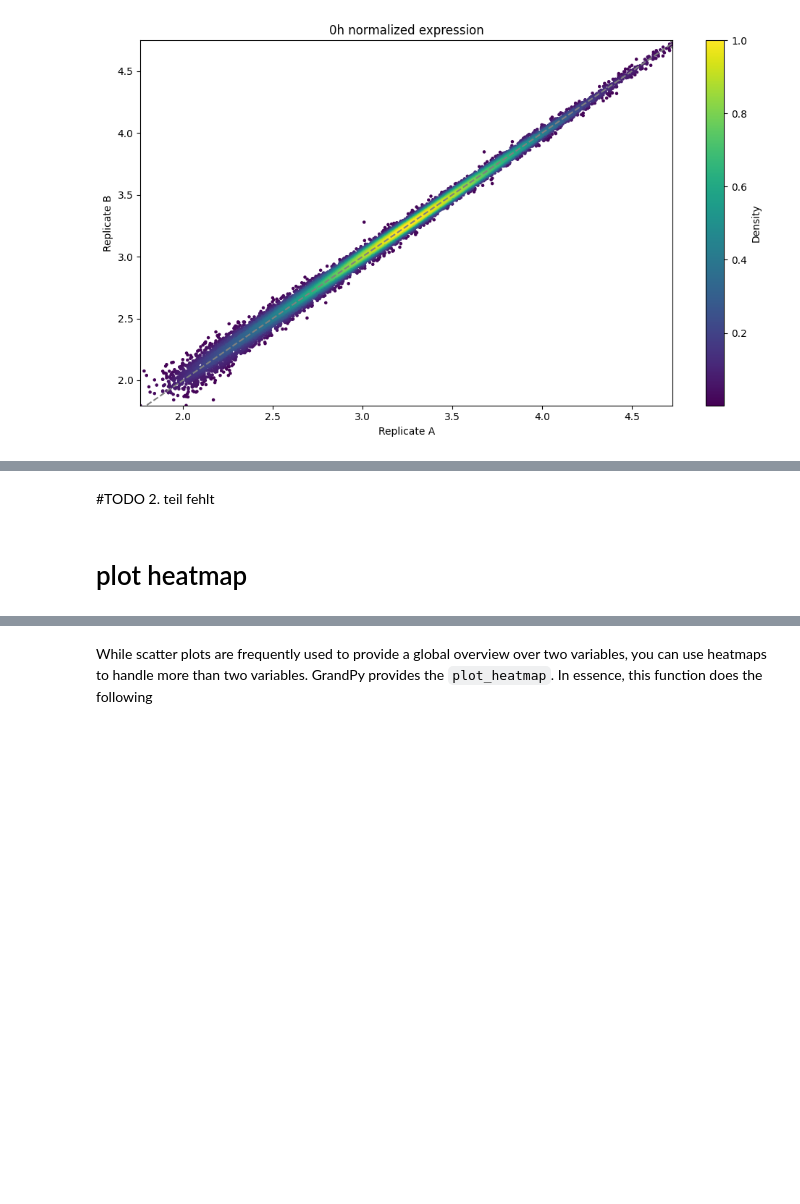
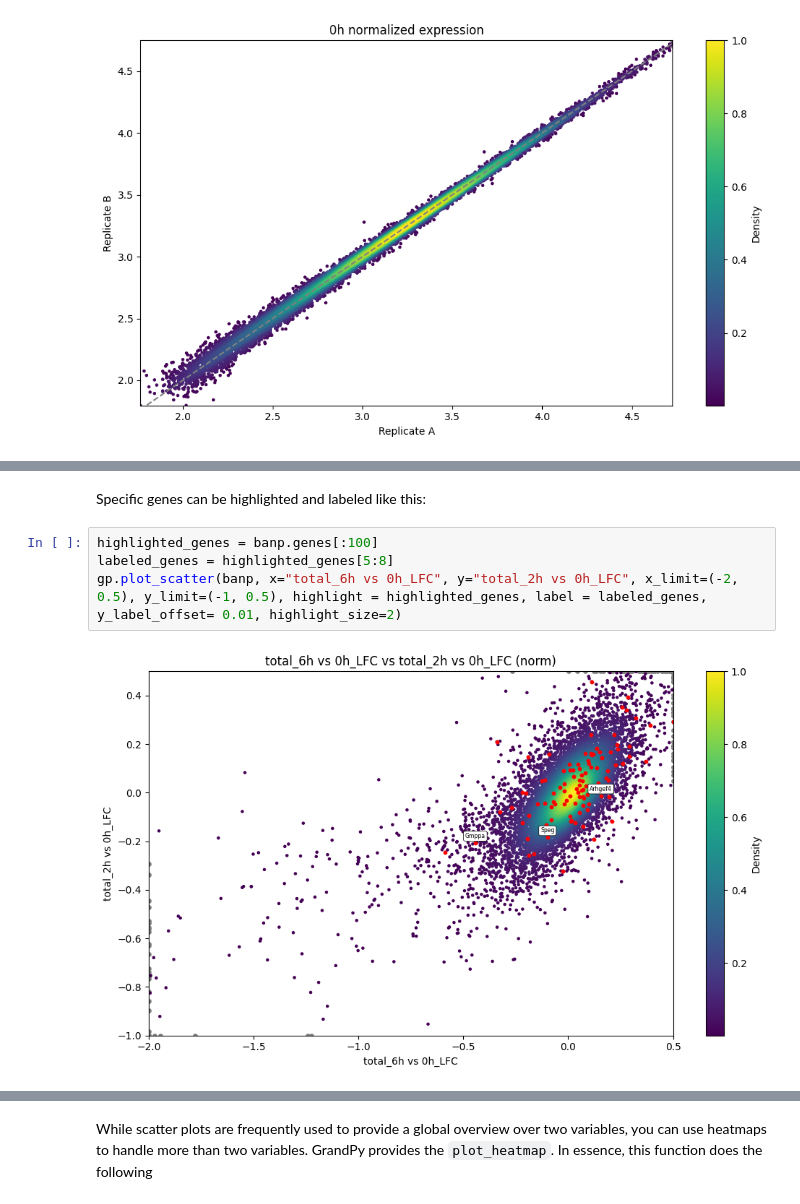
Before and after one commit to maus2310/GrandPy, a Jupyter notebook: docs/notebooks/notebook_05_plotting.ipynb, the cells around one changed output, grey strips where cells are left out. Drawn from its saved outputs; the diff is of its cells as text; blank space fills up the shorter version.

Commit message:
Fixed plot_scatter highlight/label parameter and finished notebook_05_plotting.ipynb

```diff
--- a/docs/notebooks/notebook_05_plotting.ipynb
+++ b/docs/notebooks/notebook_05_plotting.ipynb
@@ -187,7 +185,11 @@ plt.tight_layout()
 plt.show()
 # %% [output]
 [figure]
-# %% [markdown]
-#TODO 2. teil fehlt
-# %% [markdown]
-# plot heatmap
+# %% [markdown]
+Specific genes can be highlighted and labeled like this:
+# %%
+highlighted_genes = banp.genes[:100]
+labeled_genes = highlighted_genes[5:8]
+gp.plot_scatter(banp, x="total_6h vs 0h_LFC", y="total_2h vs 0h_LFC", x_limit=(-2, 0.5), y_limit=(-1, 0.5), highlight = highlighted_genes, label = labeled_genes, y_label_offset= 0.01, highlight_size=2)
+# %% [output]
+[figure, added]
```
Also changed, not shown: parts of 9 cells of this notebook, 1 other file.
